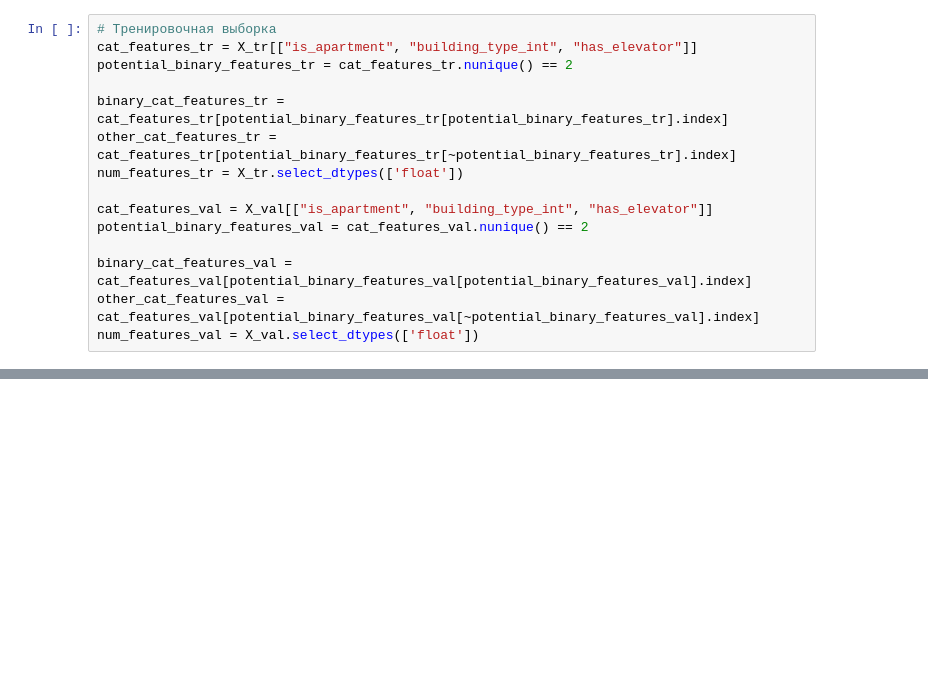
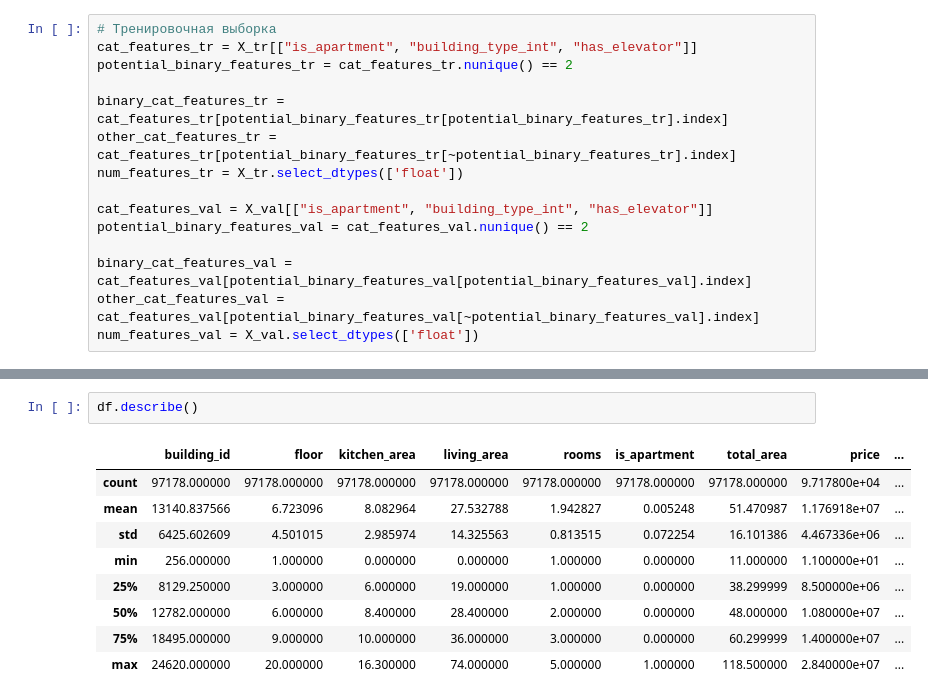
Before and after one commit to nike173145/first-project-yandex-mle, a Jupyter notebook: notebooks/train_model.ipynb, the cells around one changed output, grey strips where cells are left out. Saved outputs shown, nothing was run; the diff lists cells and outputs as text; blank space fills up the shorter version.

```diff
--- a/notebooks/train_model.ipynb
+++ b/notebooks/train_model.ipynb
@@ -77 +77,13 @@ has_elevator
 Name: count, dtype: int64
+# %%
+df.describe()
+# %% [output]
+|  | building_id | floor | kitchen_area | living_area | rooms | is_apartment | total_area | price | ... |
+| count | 97178.000000 | 97178.000000 | 97178.000000 | 97178.000000 | 97178.000000 | 97178.000000 | 97178.000000 | 9.717800e+04 | ... |
+| mean | 13140.837566 | 6.723096 | 8.082964 | 27.532788 | 1.942827 | 0.005248 | 51.470987 | 1.176918e+07 | ... |
+| std | 6425.602609 | 4.501015 | 2.985974 | 14.325563 | 0.813515 | 0.072254 | 16.101386 | 4.467336e+06 | ... |
+| min | 256.000000 | 1.000000 | 0.000000 | 0.000000 | 1.000000 | 0.000000 | 11.000000 | 1.100000e+01 | ... |
+| 25% | 8129.250000 | 3.000000 | 6.000000 | 19.000000 | 1.000000 | 0.000000 | 38.299999 | 8.500000e+06 | ... |
+| 50% | 12782.000000 | 6.000000 | 8.400000 | 28.400000 | 2.000000 | 0.000000 | 48.000000 | 1.080000e+07 | ... |
+| 75% | 18495.000000 | 9.000000 | 10.000000 | 36.000000 | 3.000000 | 0.000000 | 60.299999 | 1.400000e+07 | ... |
+| max | 24620.000000 | 20.000000 | 16.300000 | 74.000000 | 5.000000 | 1.000000 | 118.500000 | 2.840000e+07 | ... |
```
Also changed, not shown: parts of 3 cells of this notebook, 13 other files.
